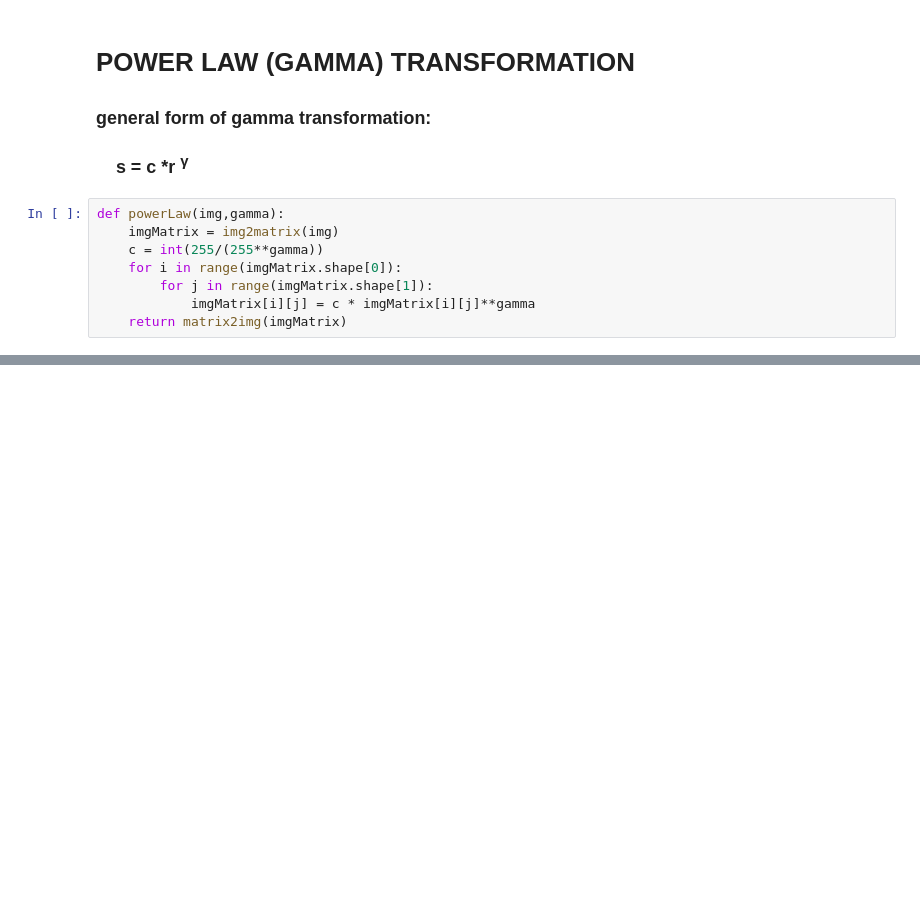
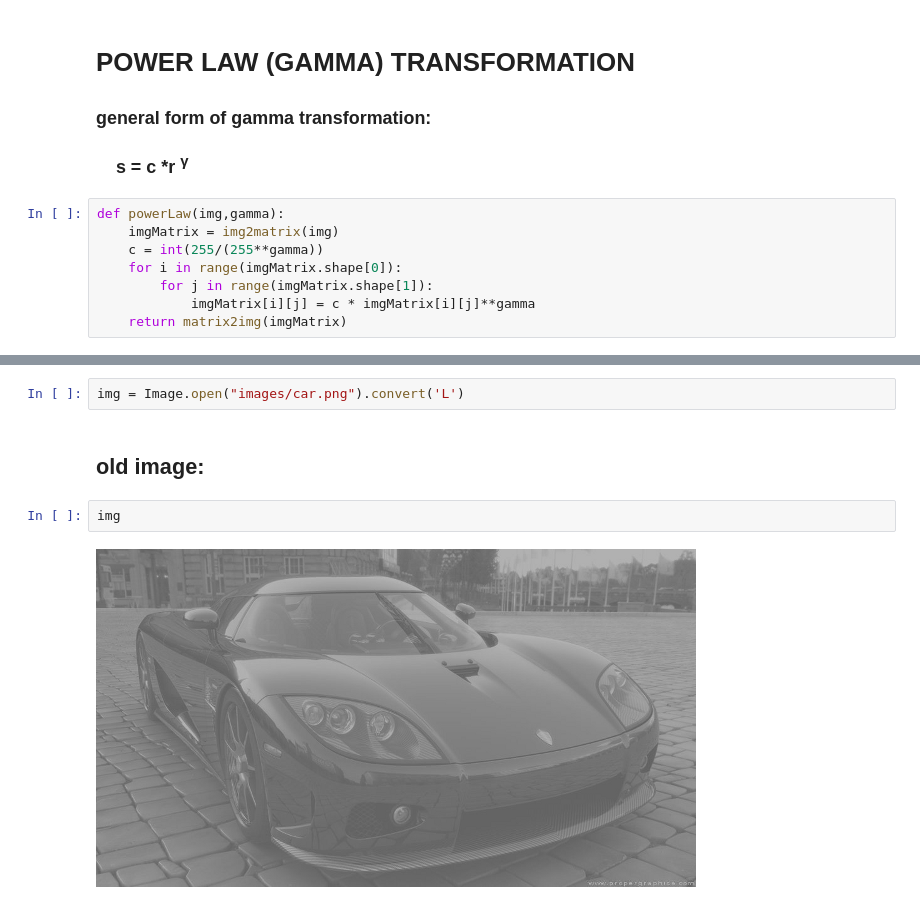
Before and after one commit to s-4-m-a-n/Image-processing-from-scratch, a Jupyter notebook: main.ipynb, the cells around one changed output, grey strips where cells are left out. Drawn from its saved outputs; the diff is of its cells as text; blank space fills up the shorter version.

Commit message:
more point processing algorithm and image magnification algo is added

```diff
--- a/main.ipynb
+++ b/main.ipynb
@@ -125,0 +171,8 @@ powerLaw(img,gamma) ## change the gamma value to see the different result
+# %%
+img = Image.open("images/car.png").convert('L')
+# %% [markdown]
+## old image:
+# %%
+img
+# %% [output]
+[figure, added]
```
Also changed, not shown: parts of 48 cells of this notebook.
